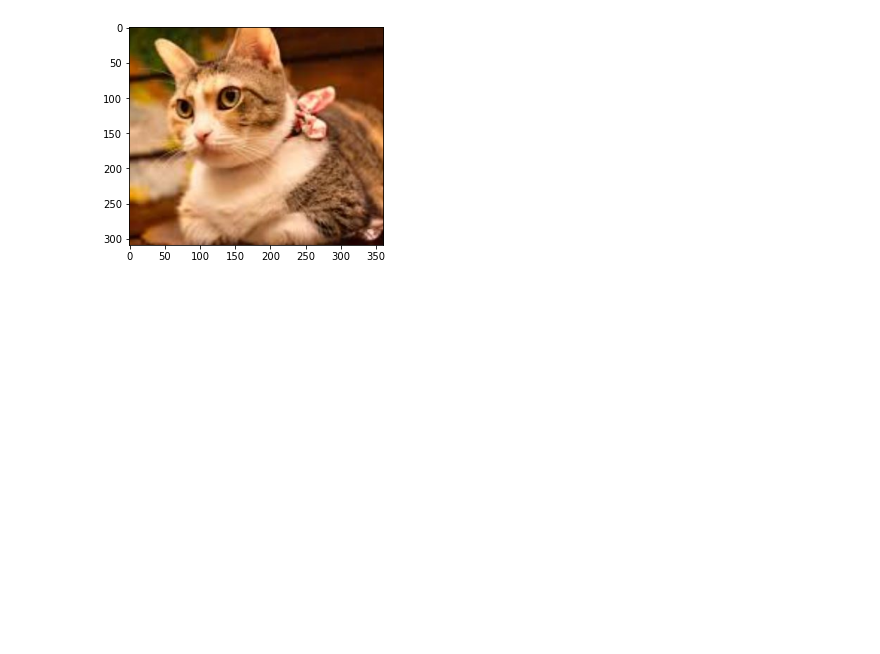
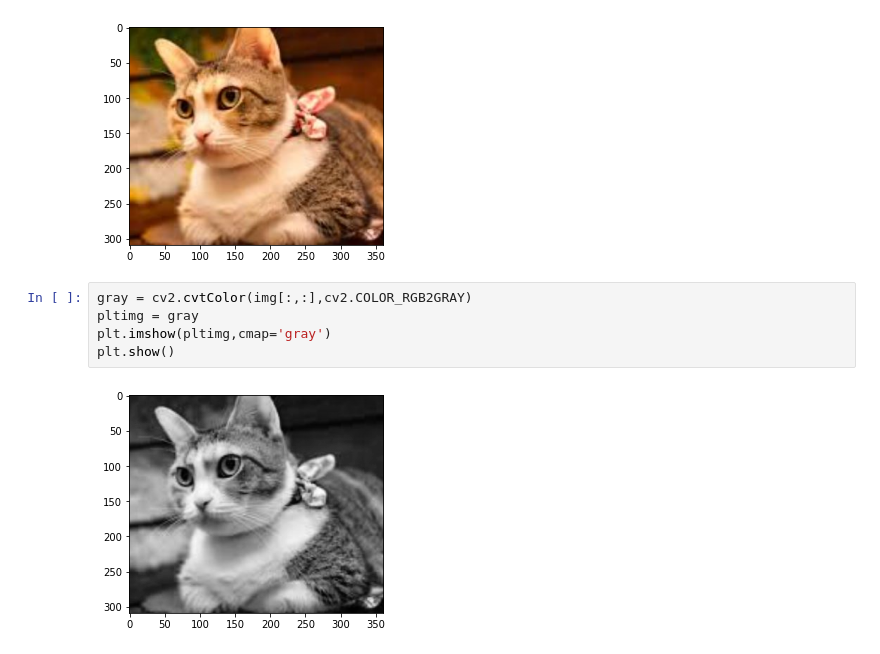
Before and after one commit to yumihsu/DLCV50Days, a Jupyter notebook: homework/Day001_read_image_HW.ipynb, the cells around one changed output. Cells and saved outputs as stored; diff of their text form; blank space fills up the shorter version.

```diff
--- a/homework/Day001_read_image_HW.ipynb
+++ b/homework/Day001_read_image_HW.ipynb
@@ -24,3 +24,10 @@ plt.imshow(pltimg)
 plt.show()
 # %% [output]
 [figure]
+# %%
+gray = cv2.cvtColor(img[:,:],cv2.COLOR_RGB2GRAY)
+pltimg = gray
+plt.imshow(pltimg,cmap='gray')
+plt.show()
+# %% [output]
+[figure, added]
```
